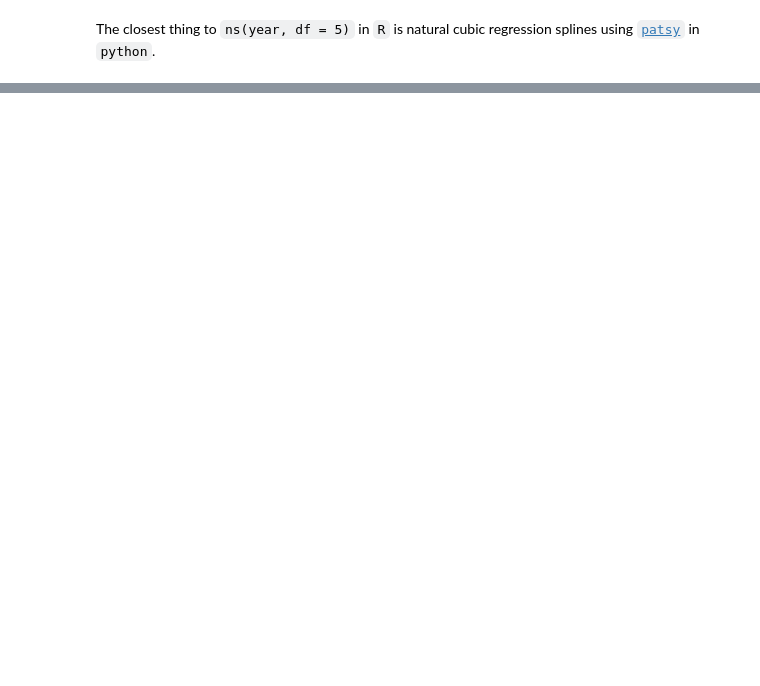
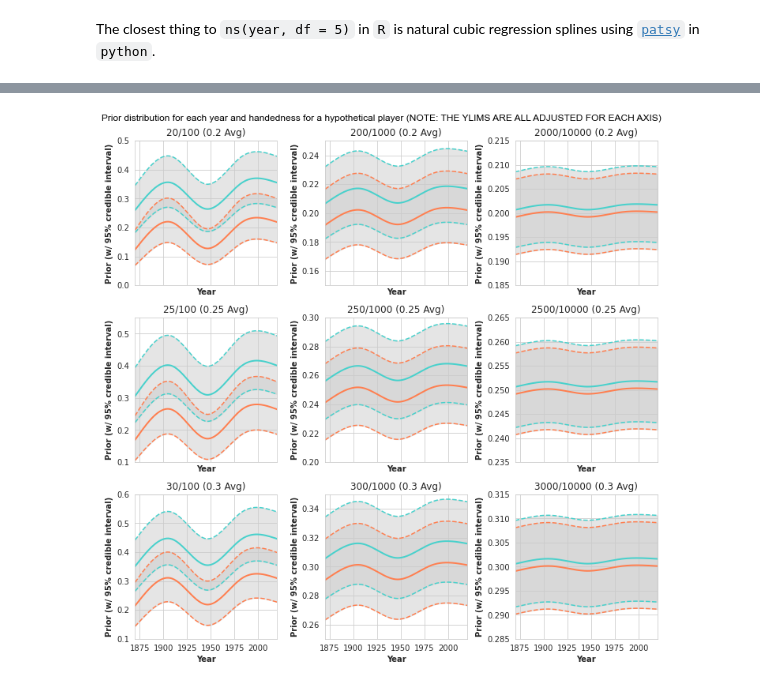
Before and after one commit to jabrantley/EmpiricalBayes-Baseball, a Jupyter notebook: Chapter8-EmpericalBayesHierarchicalModeling.ipynb, the cells around one changed output, grey strips where cells are left out. Cells and saved outputs as stored; diff of their text form; code cells hidden in the pictures; blank space fills up the shorter version.

Commit message:
ch 8 through year spline with figs

```diff
--- a/Chapter8-EmpericalBayesHierarchicalModeling.ipynb
+++ b/Chapter8-EmpericalBayesHierarchicalModeling.ipynb
@@ -485,20 +491,0 @@ AttributeError: 'Series' object has no attribute 'year_basis1'
-# %%
-# np.arange(1970,2021)
-# Make figure
-import itertools
-
-# Define "batters"
-AB   = [100,1000,10000]
-AVG  = [.2, .25, .3]
-YEAR = np.arange(1970,2021)
-
-out = patsy.dmatrix(basis.design_info, {'train': pd.DataFrame({"Year": YEAR})}, return_type='dataframe')
-
-with sns.axes_style("whitegrid"):
-    # Make figure
-    fig, ax = plt.subplots(len(AB),len(AVG))
-    fig.set_size_inches(10,10)
-    # Loop through each axis
-    for (thisax,(aa,bb)) in zip(ax,list(itertools.product(*[AVG,AB]))):
-        # Set thisax as current axis
-        plt.sca(thisax)
@@ -506,0 +497,72 @@ SyntaxError: closing parenthesis ']' does not match opening parenthesis '(' (221
+# %%
+import itertools
+
+# Compute credible intervals
+def get_credible_intervals(data,ci=[0.025,0.975]):
+        # Get explicit credible intervals
+        data["cred_low"], data["cred_high"] = stats.beta.ppf(ci,data["alpha1_year"],data["beta1_year"])
+        # Get difference between mean and CIs since that is what matplotlib.pyplot.errorbar wants
+        data["cred_low_diff"], data["cred_high_diff"] = np.absolute(data["eb_estimate_year"]-data["cred_low"]), np.absolute(data["eb_estimate_year"]-data["cred_high"])
+        return data
+
+
+# Define "batters"
+AB   = [100,1000,10000]
+AVG  = [.2, .25, .3]
+
+YEAR = np.arange(1870,2021)
+
+out = patsy.dmatrix(basis.design_info, {'train': pd.DataFrame({"Year": YEAR})}, return_type='dataframe').rename(columns={"cr(train['Year'], df=5)[0]": "year_basis1",
+                                                                                                              "cr(train['Year'], df=5)[1]": "year_basis2",
+                                                                                                              "cr(train['Year'], df=5)[2]": "year_basis3",
+                                                                                                              "cr(train['Year'], df=5)[3]": "year_basis4",
+                                                                                                              "cr(train['Year'], df=5)[4]": "year_basis5"})
+basis_data = pd.concat([out.loc[:,out.columns != "Intercept"],out.loc[:,out.columns != "Intercept"]],axis=0).reset_index()
+
+with sns.axes_style("whitegrid"):
+    # Make figure
+    fig, ax = plt.subplots(len(AB),len(AVG),sharey=False,sharex=True)
+    # flatax = ax.flatten()
+    fig.set_size_inches(10,10)
+
+    yylims = [(0,0.5),(.15,.25),(.185,.215),(0.1,0.55),(.2,.3),(.235,.265),(.1,.6),(.25,.35),(.285,.315)]
+
+    # Loop through each axis
+    for (thisax,(aa,bb),yylim) in zip(ax.flatten(),list(itertools.product(*[AVG,AB])),yylims):
+        # Set thisax as current axis
+        plt.sca(thisax)
+
+        # Define batter
+        batter = pd.DataFrame({"Year": np.concatenate([YEAR,YEAR]), "AB":[bb]*2*len(YEAR), "Avg": len(YEAR)*2*[aa], "H": [aa*bb]*2*len(YEAR), "Bats": len(YEAR)*["R"] + len(YEAR)*["L"],"bats_R": len(YEAR)*[1] + len(YEAR)*[0],"bats_L": len(YEAR)*[0] + len(YEAR)*[1],"bats_B": len(YEAR)*[0] + len(YEAR)*[0]})
+        # Add spline data
+        batter = pd.concat([batter,basis_data],axis=1)
+        # Add new EB estimate
+        batter = batter.apply(lambda row: new_eb_estimate(row,result.x,col_names=["alpha0_year","beta0_year","alpha1_year","beta1_year","eb_estimate_year"]),axis=1)
+        # Add confidence intervals
+        batter = batter.apply(lambda row: get_credible_intervals(row),axis=1)
+        # Group by batting hand
+        grouped = batter.groupby(by="Bats")
+
+        for (G,clr) in zip(grouped,['coral','mediumturquoise']):
+            # get group
+            name, group = G
+            # Get credible intervals as list of tuples
+            credible_intervals   = np.abs(group.loc[:,["cred_low_diff","cred_high_diff"]].transpose().to_numpy())
+            thisax.fill_between(group.loc[:,"Year"],group.loc[:,"cred_low"], group.loc[:,"cred_high"],color=3*[.8],alpha=0.5)
+            thisax.plot(group.loc[:,"Year"],group.loc[:,"eb_estimate_year"],color=clr,lw=2)
+            thisax.plot(group.loc[:,"Year"],group.loc[:,"cred_high"],color=clr,linestyle='--')
+            thisax.plot(group.loc[:,"Year"],group.loc[:,"cred_low"],color=clr,linestyle='--')
+
+        # # Clean up
+        # thisax.set_yticks([.1, .2,.3,.4,.5])
+        thisax.set_ylim(yylim)
+        thisax.set_xlim(bd.Decade.min(),bd.Decade.max())
+        # thisax.set_xticks(sorted(bd.Decade.unique()))
+        thisax.set_ylabel("Prior (w/ 95% credible interval)",fontweight="bold")
+        thisax.set_xlabel("Year",fontweight="bold")
+        thisax.set_title("{}/{} ({} Avg)".format(int(aa*bb),bb,aa))
+
+fig.suptitle("Prior distribution for each year and handedness for a hypothetical player (NOTE: THE YLIMS ARE ALL ADJUSTED FOR EACH AXIS)")
+plt.tight_layout()
+# %% [output]
+[figure, added]
```
Also changed, not shown: parts of 19 cells of this notebook.
